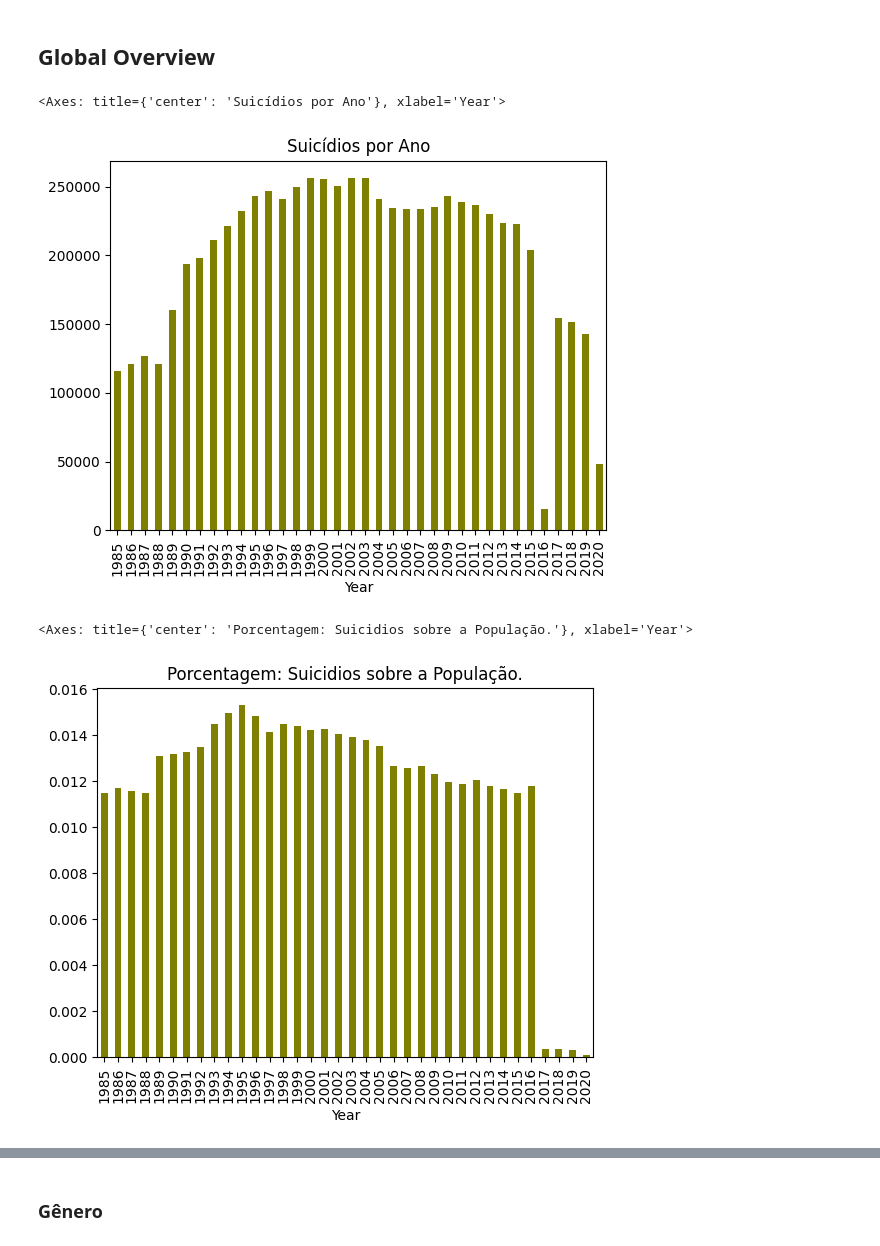
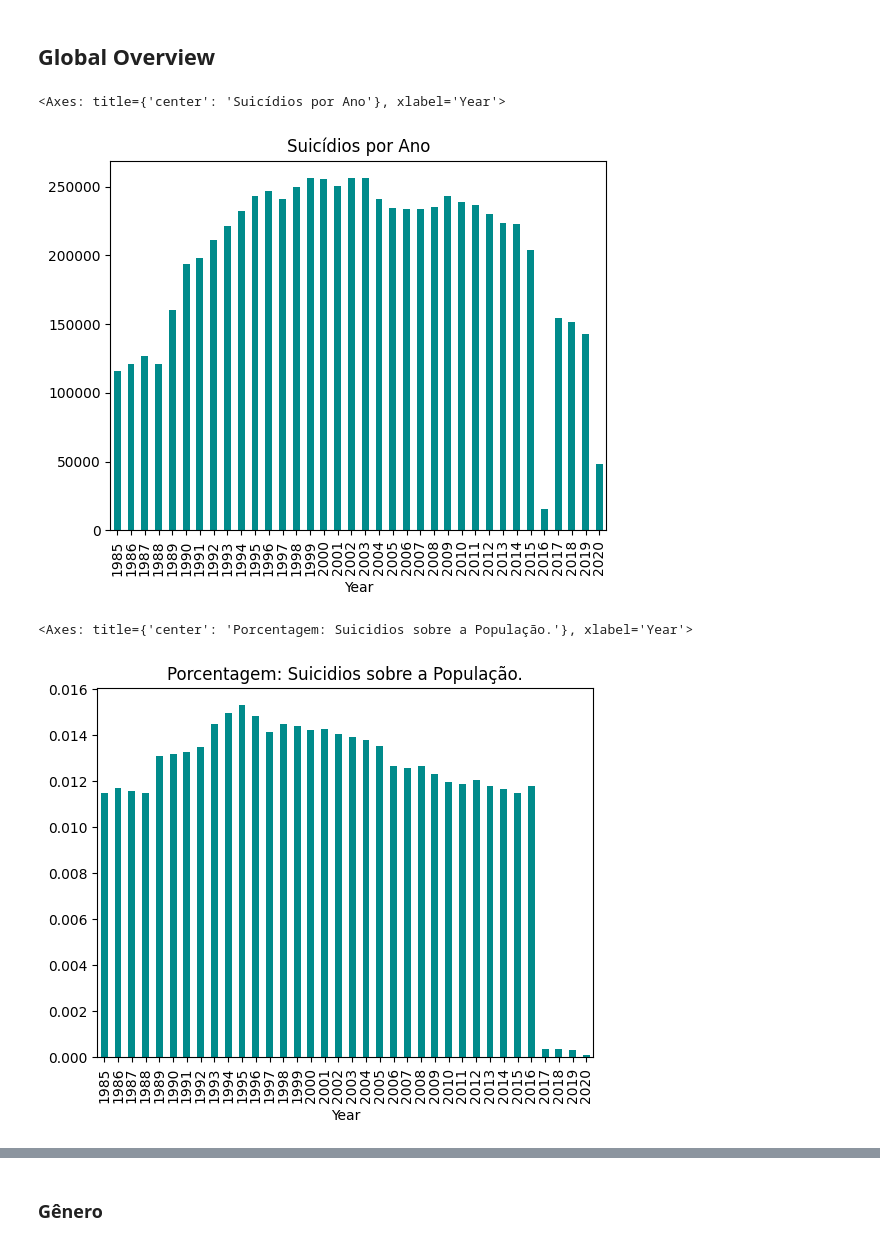
Before and after one commit to Lfagundesnetto/MVP1_Sprint_1_PUC_2023_Leticia-Netto, a Jupyter notebook: MVP1_LeticiaNetto.ipynb, the cells around one changed output, grey strips where cells are left out. Saved outputs shown, nothing was run; the diff lists cells and outputs as text; code cells hidden in the pictures.

```diff
--- a/MVP1_LeticiaNetto.ipynb
+++ b/MVP1_LeticiaNetto.ipynb
@@ -280,17 +280,17 @@ ypopbr_total=df_br.groupby(['Year']).Population.sum()
 ## **Global Overview**
 # %%
 #Suicidios Anuais
-grp_year.plot.bar(title='Suicídios por Ano',color=['olive'])
+grp_year.plot.bar(title='Suicídios por Ano',color=['darkcyan'])
 # %% [output]
 <Axes: title={'center': 'Suicídios por Ano'}, xlabel='Year'>
-[figure, old version]
+[figure, new version]
 # %%
 #calculando porcentagem por ano
 pyr = 100*grp_year / ypop_total
 
 #plotando gráfico de barras
-pyr.plot.bar(title='Porcentagem: Suicidios sobre a População.', color=['olive'])
+pyr.plot.bar(title='Porcentagem: Suicidios sobre a População.', color=['darkcyan'])
 # %% [output]
 <Axes: title={'center': 'Porcentagem: Suicidios sobre a População.'}, xlabel='Year'>
-[figure, old version]
+[figure, new version]
 # %%
```
Also changed, not shown: parts of 6 cells of this notebook.
